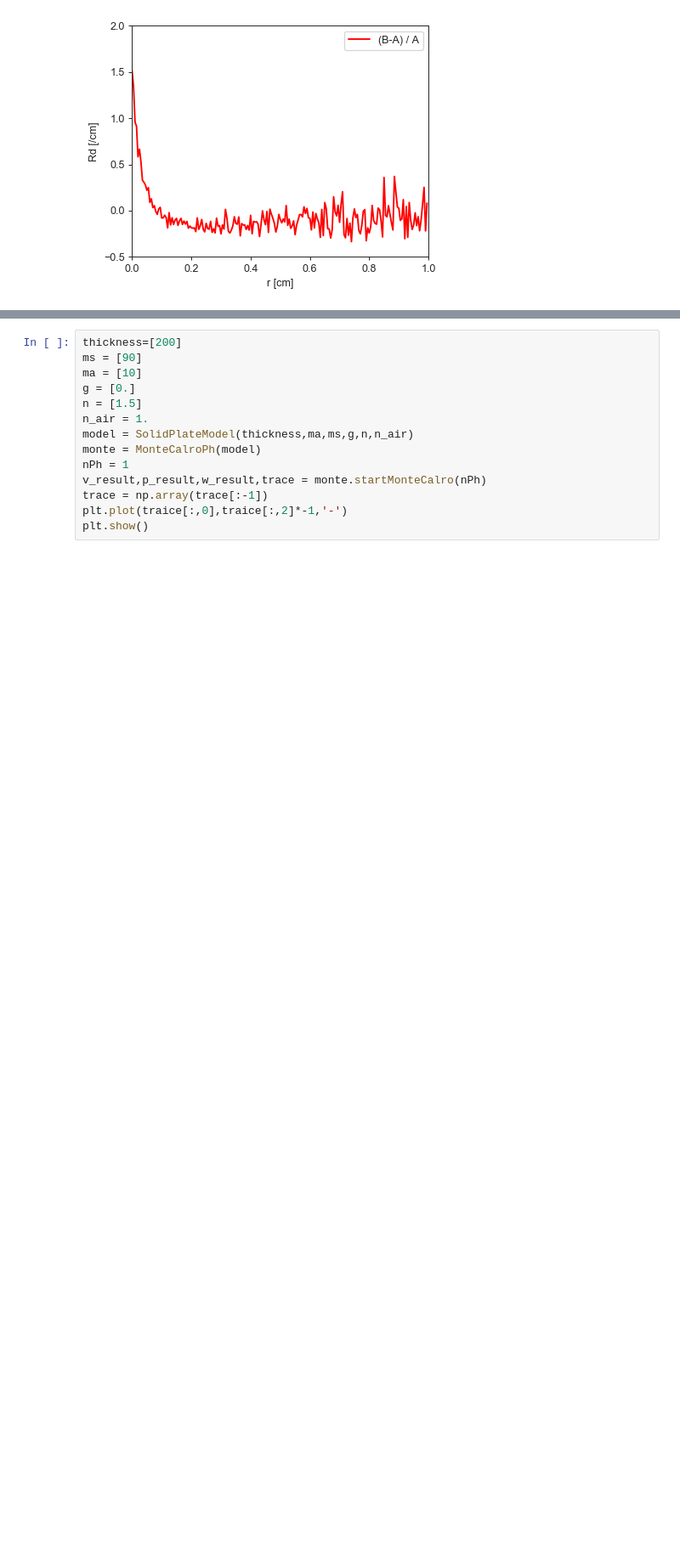
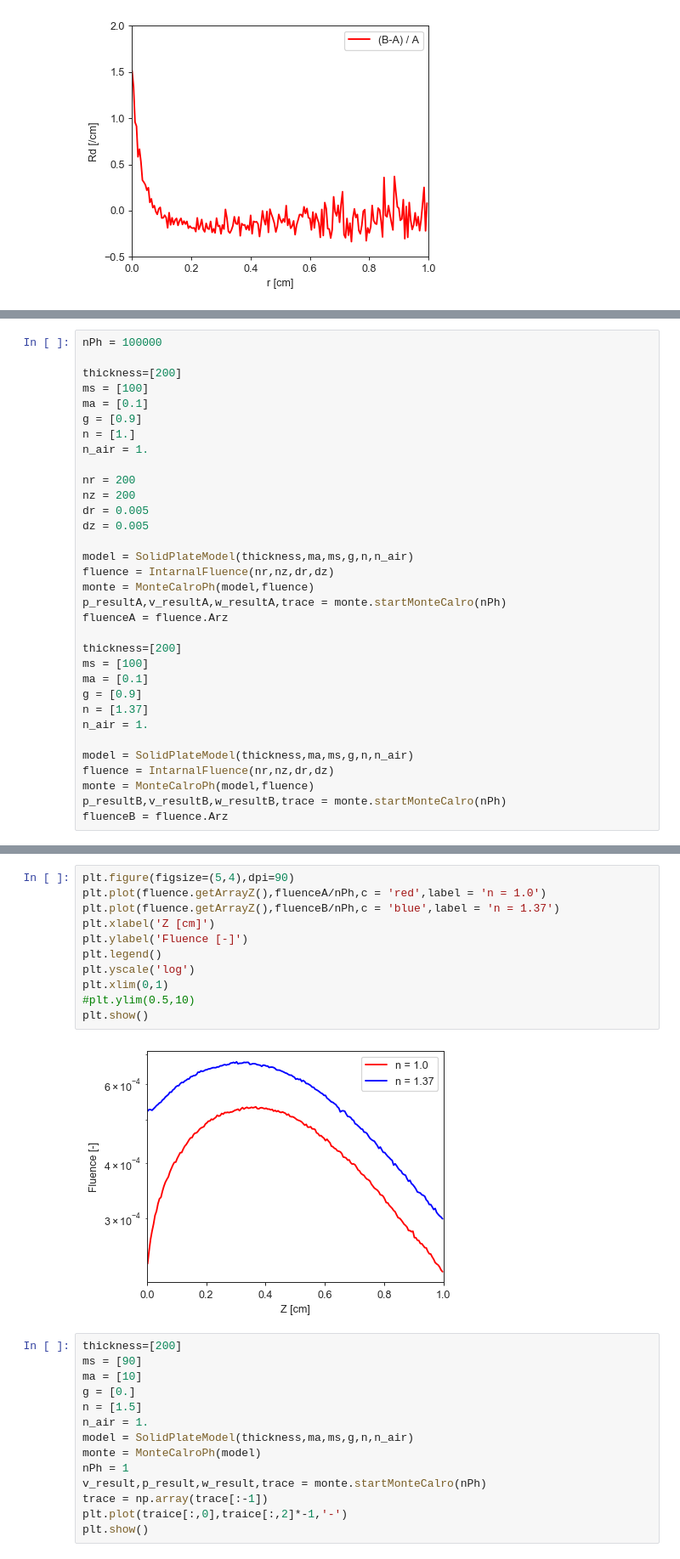
Before and after one commit to Kaname21Miura/pyMonteOpt, a Jupyter notebook: solidModel.ipynb, the cells around one changed output, grey strips where cells are left out. Shown at 85% size. Drawn from its saved outputs; the diff is of its cells as text; blank space fills up the shorter version.

Commit message:
fluenceの機能を追加
fluenceは未完
半径方向の補正が必要

```diff
--- a/solidModel.ipynb
+++ b/solidModel.ipynb
@@ -685,0 +730,33 @@ plt.show()
+# %%
+nPh = 100000
+
+thickness=[200]
+ms = [100]
+ma = [0.1]
+g = [0.9]
+n = [1.]
+n_air = 1.
+
+nr = 200
+nz = 200
+dr = 0.005
+dz = 0.005
+
+model = SolidPlateModel(thickness,ma,ms,g,n,n_air)
+fluence = IntarnalFluence(nr,nz,dr,dz)
+monte = MonteCalroPh(model,fluence)
+p_resultA,v_resultA,w_resultA,trace = monte.startMonteCalro(nPh)
+fluenceA = fluence.Arz
+
+thickness=[200]
+ms = [100]
+ma = [0.1]
+g = [0.9]
+n = [1.37]
+n_air = 1.
+
+model = SolidPlateModel(thickness,ma,ms,g,n,n_air)
+fluence = IntarnalFluence(nr,nz,dr,dz)
+monte = MonteCalroPh(model,fluence)
+p_resultB,v_resultB,w_resultB,trace = monte.startMonteCalro(nPh)
+fluenceB = fluence.Arz
@@ -686,3 +785,16 @@ plt.show()
+# %%
+plt.figure(figsize=(5,4),dpi=90)
+plt.plot(fluence.getArrayZ(),fluenceA/nPh,c = 'red',label = 'n = 1.0')
+plt.plot(fluence.getArrayZ(),fluenceB/nPh,c = 'blue',label = 'n = 1.37')
+plt.xlabel('Z [cm]')
+plt.ylabel('Fluence [-]')
+plt.legend()
+plt.yscale('log')
+plt.xlim(0,1)
+#plt.ylim(0.5,10)
+plt.show()
+# %% [output]
+[figure, added]
 # %%
 thickness=[200]
 ms = [90]
```
Also changed, not shown: parts of 4 cells of this notebook.
